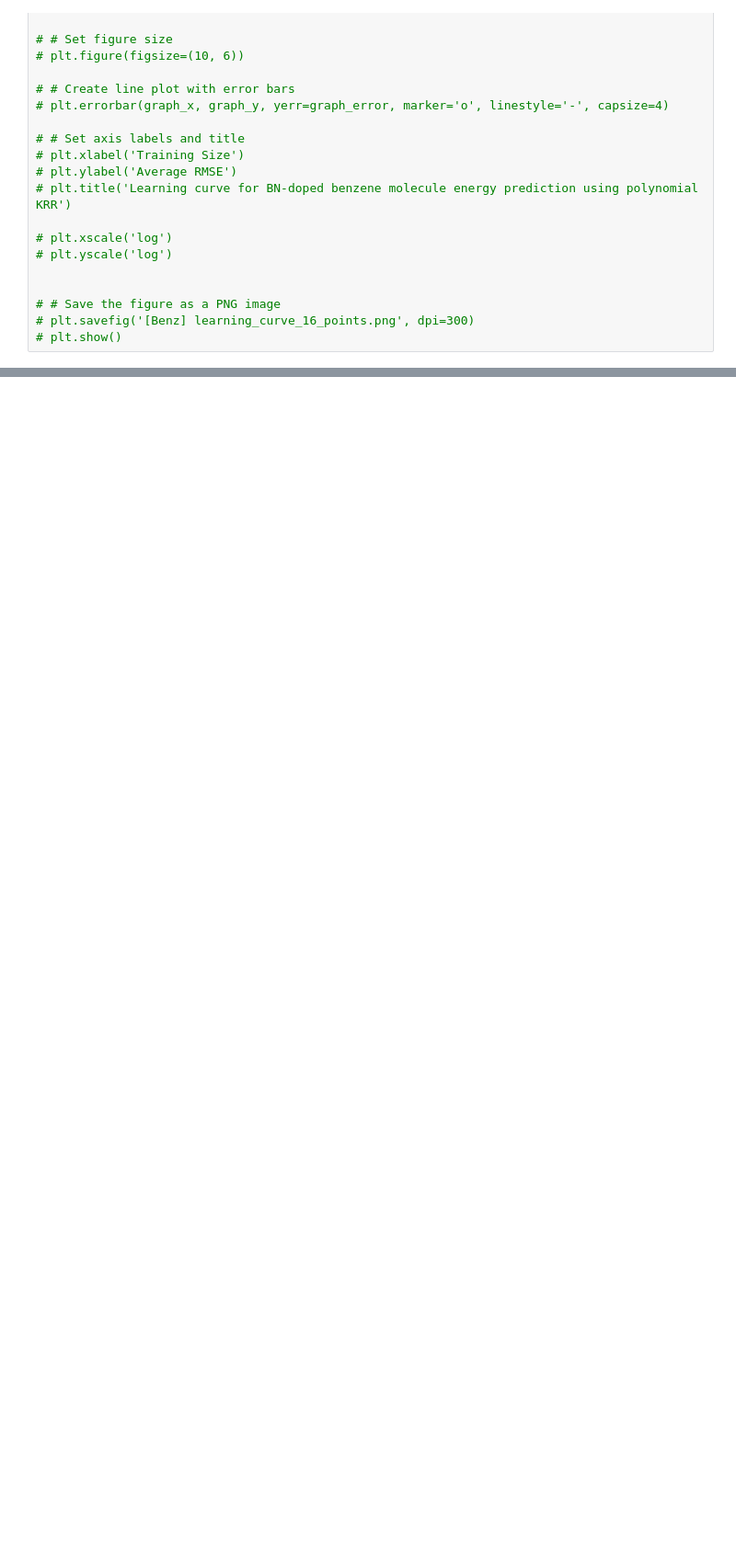
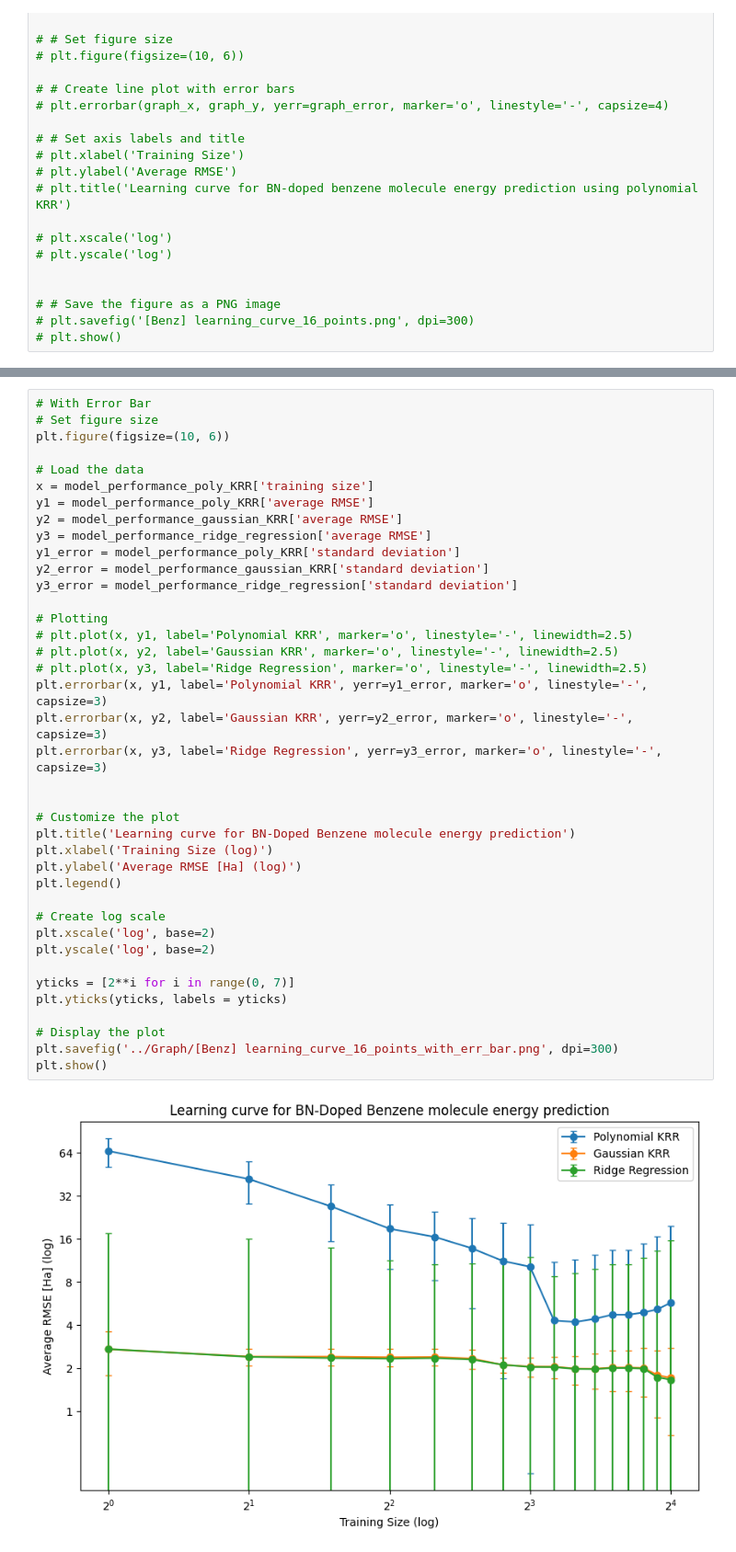
Before and after one commit to GabrielWu2004/Alchemical_Normal_Modes, a Jupyter notebook: ML_with_ANM/ML_code/ML_Benzene.ipynb, the cells around one changed output, grey strips where cells are left out. Shown at 92% size. Cells and saved outputs as stored; diff of their text form; blank space fills up the shorter version.

```diff
--- a/ML_with_ANM/ML_code/ML_Benzene.ipynb
+++ b/ML_with_ANM/ML_code/ML_Benzene.ipynb
@@ -1037,3 +971,44 @@ plt.show()
+# %%
+# With Error Bar
+# Set figure size
+plt.figure(figsize=(10, 6))
+
+# Load the data
+x = model_performance_poly_KRR['training size']
+y1 = model_performance_poly_KRR['average RMSE']
+y2 = model_performance_gaussian_KRR['average RMSE']
+y3 = model_performance_ridge_regression['average RMSE']
+y1_error = model_performance_poly_KRR['standard deviation']
+y2_error = model_performance_gaussian_KRR['standard deviation']
+y3_error = model_performance_ridge_regression['standard deviation']
+
+# Plotting
+# plt.plot(x, y1, label='Polynomial KRR', marker='o', linestyle='-', linewidth=2.5)
+# plt.plot(x, y2, label='Gaussian KRR', marker='o', linestyle='-', linewidth=2.5)
+# plt.plot(x, y3, label='Ridge Regression', marker='o', linestyle='-', linewidth=2.5)
+plt.errorbar(x, y1, label='Polynomial KRR', yerr=y1_error, marker='o', linestyle='-', capsize=3)
+plt.errorbar(x, y2, label='Gaussian KRR', yerr=y2_error, marker='o', linestyle='-', capsize=3)
+plt.errorbar(x, y3, label='Ridge Regression', yerr=y3_error, marker='o', linestyle='-', capsize=3)
+
+
+# Customize the plot
+plt.title('Learning curve for BN-Doped Benzene molecule energy prediction')
+plt.xlabel('Training Size (log)')
+plt.ylabel('Average RMSE [Ha] (log)')
+plt.legend()
+
+# Create log scale
+plt.xscale('log', base=2)
+plt.yscale('log', base=2)
+
+yticks = [2**i for i in range(0, 7)]
+plt.yticks(yticks, labels = yticks)
+
+# Display the plot
+plt.savefig('../Graph/[Benz] learning_curve_16_points_with_err_bar.png', dpi=300)
+plt.show()
+# %% [output]
+[figure, added]
 # %%
 # Plot a version without polynomial KRR, which performed the worst
 
```
Also changed, not shown: parts of 30 cells of this notebook, 9 other files.
